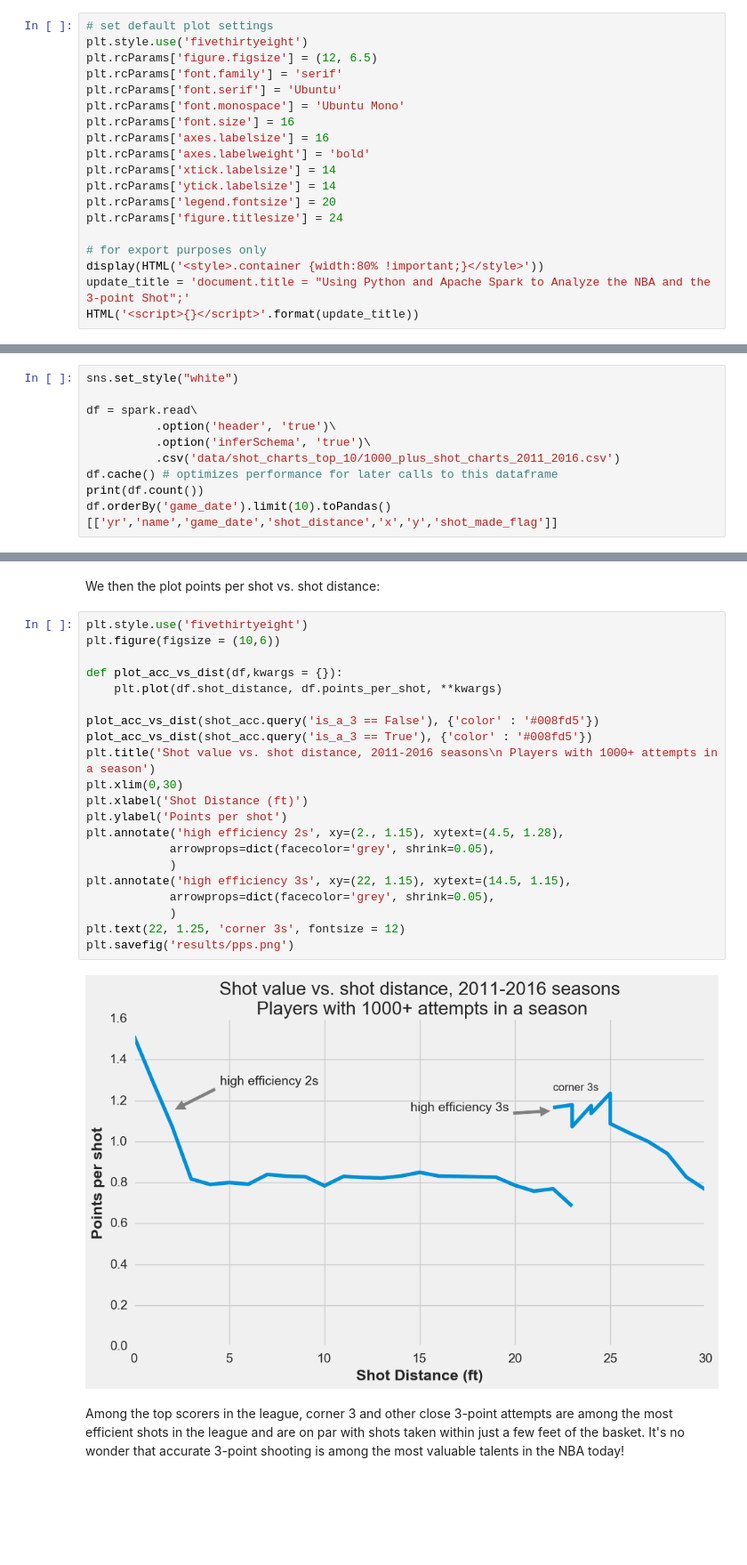
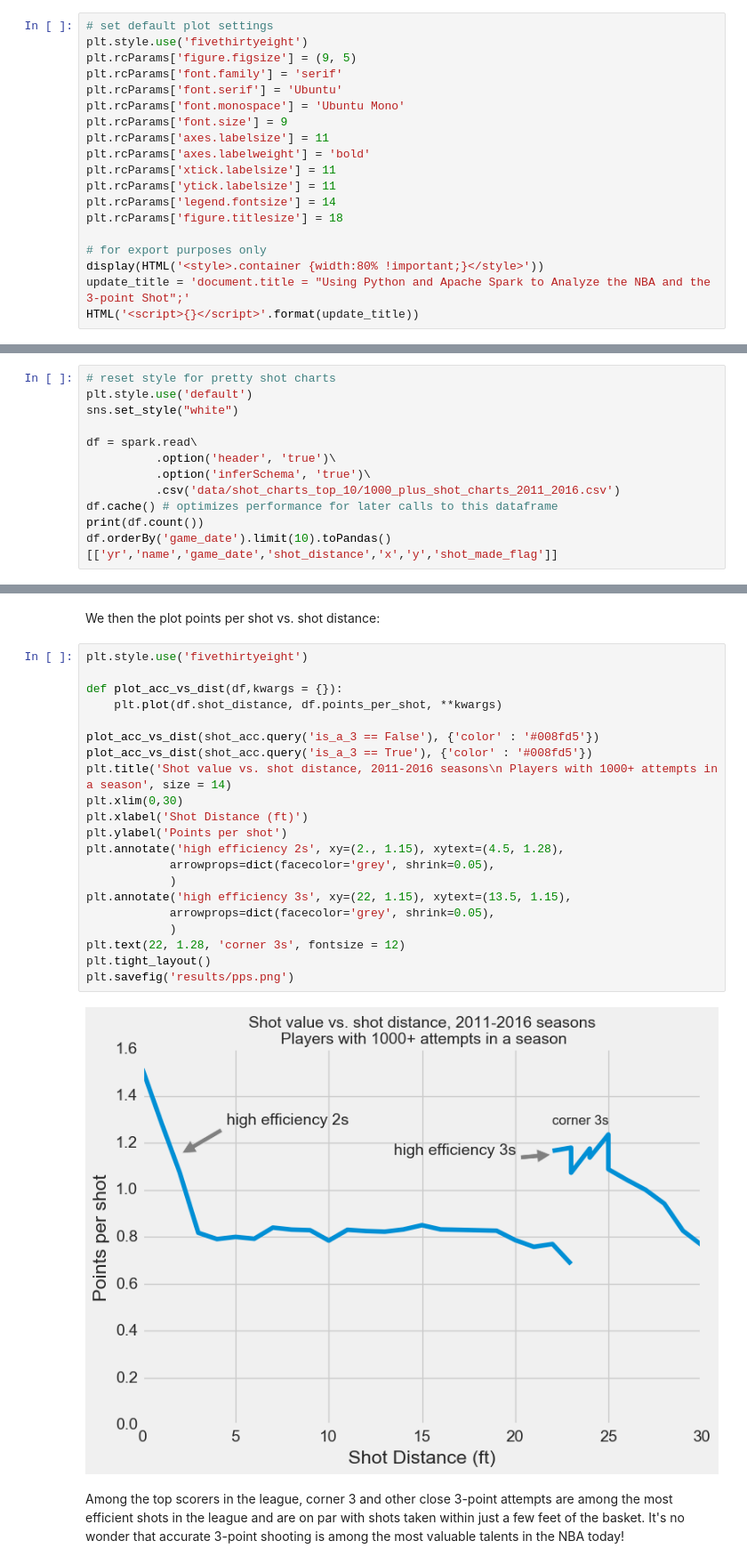
Before and after one commit to crawles/spark-nba-analytics, a Jupyter notebook: nba_spark.ipynb, the cells around one changed output, grey strips where cells are left out. Shown: that part at 89% size. Cells and saved outputs as stored; diff of their text form; blank space fills up the shorter version.

Commit message:
Updated plots2

```diff
--- a/nba_spark.ipynb
+++ b/nba_spark.ipynb
@@ -41,17 +41,17 @@ As an optional additional step, we specify our custom plotting styles:
 # %%
 # set default plot settings
 plt.style.use('fivethirtyeight')
-plt.rcParams['figure.figsize'] = (12, 6.5)
+plt.rcParams['figure.figsize'] = (9, 5)
 plt.rcParams['font.family'] = 'serif'
 plt.rcParams['font.serif'] = 'Ubuntu'
 plt.rcParams['font.monospace'] = 'Ubuntu Mono'
-plt.rcParams['font.size'] = 16
-plt.rcParams['axes.labelsize'] = 16
+plt.rcParams['font.size'] = 9
+plt.rcParams['axes.labelsize'] = 11
 plt.rcParams['axes.labelweight'] = 'bold'
-plt.rcParams['xtick.labelsize'] = 14
-plt.rcParams['ytick.labelsize'] = 14
-plt.rcParams['legend.fontsize'] = 20
-plt.rcParams['figure.titlesize'] = 24
+plt.rcParams['xtick.labelsize'] = 11
+plt.rcParams['ytick.labelsize'] = 11
+plt.rcParams['legend.fontsize'] = 14
+plt.rcParams['figure.titlesize'] = 18
 
 # for export purposes only
 display(HTML('<style>.container {width:80% !important;}</style>'))
@@ -190,6 +194,8 @@ The shot chart data contains xy coordinates of field goal attempts for individua
 
 As before we can read in the CSV data into a Spark DataFrame.
 # %%
+# reset style for pretty shot charts
+plt.style.use('default')
 sns.set_style("white")
 
 df = spark.read\
@@ -315,27 +321,27 @@ shot_acc = df.groupBy('shot_distance','corner_3','normal_3','is_a_3')\
 We then the plot points per shot vs. shot distance:
 # %%
 plt.style.use('fivethirtyeight')
-plt.figure(figsize = (10,6))
 
 def plot_acc_vs_dist(df,kwargs = {}):
     plt.plot(df.shot_distance, df.points_per_shot, **kwargs)
 
 plot_acc_vs_dist(shot_acc.query('is_a_3 == False'), {'color' : '#008fd5'})
 plot_acc_vs_dist(shot_acc.query('is_a_3 == True'), {'color' : '#008fd5'})
-plt.title('Shot value vs. shot distance, 2011-2016 seasons\n Players with 1000+ attempts in a season')
+plt.title('Shot value vs. shot distance, 2011-2016 seasons\n Players with 1000+ attempts in a season', size = 14)
 plt.xlim(0,30)
 plt.xlabel('Shot Distance (ft)')
 plt.ylabel('Points per shot')
 plt.annotate('high efficiency 2s', xy=(2., 1.15), xytext=(4.5, 1.28),
             arrowprops=dict(facecolor='grey', shrink=0.05),
             )
-plt.annotate('high efficiency 3s', xy=(22, 1.15), xytext=(14.5, 1.15),
+plt.annotate('high efficiency 3s', xy=(22, 1.15), xytext=(13.5, 1.15),
             arrowprops=dict(facecolor='grey', shrink=0.05),
             )
-plt.text(22, 1.25, 'corner 3s', fontsize = 12)
+plt.text(22, 1.28, 'corner 3s', fontsize = 12)
+plt.tight_layout()
 plt.savefig('results/pps.png')
 # %% [output]
-[figure, old version]
+[figure, new version]
 # %% [markdown]
 Among the top scorers in the league, corner 3 and other close 3-point attempts are among the most efficient shots in the league and are on par with shots taken within just a few feet of the basket. It's no wonder that accurate 3-point shooting is among the most valuable talents in the NBA today!
 # %% [markdown]
```
Also changed, not shown: parts of 4 cells of this notebook, 12 other files.
